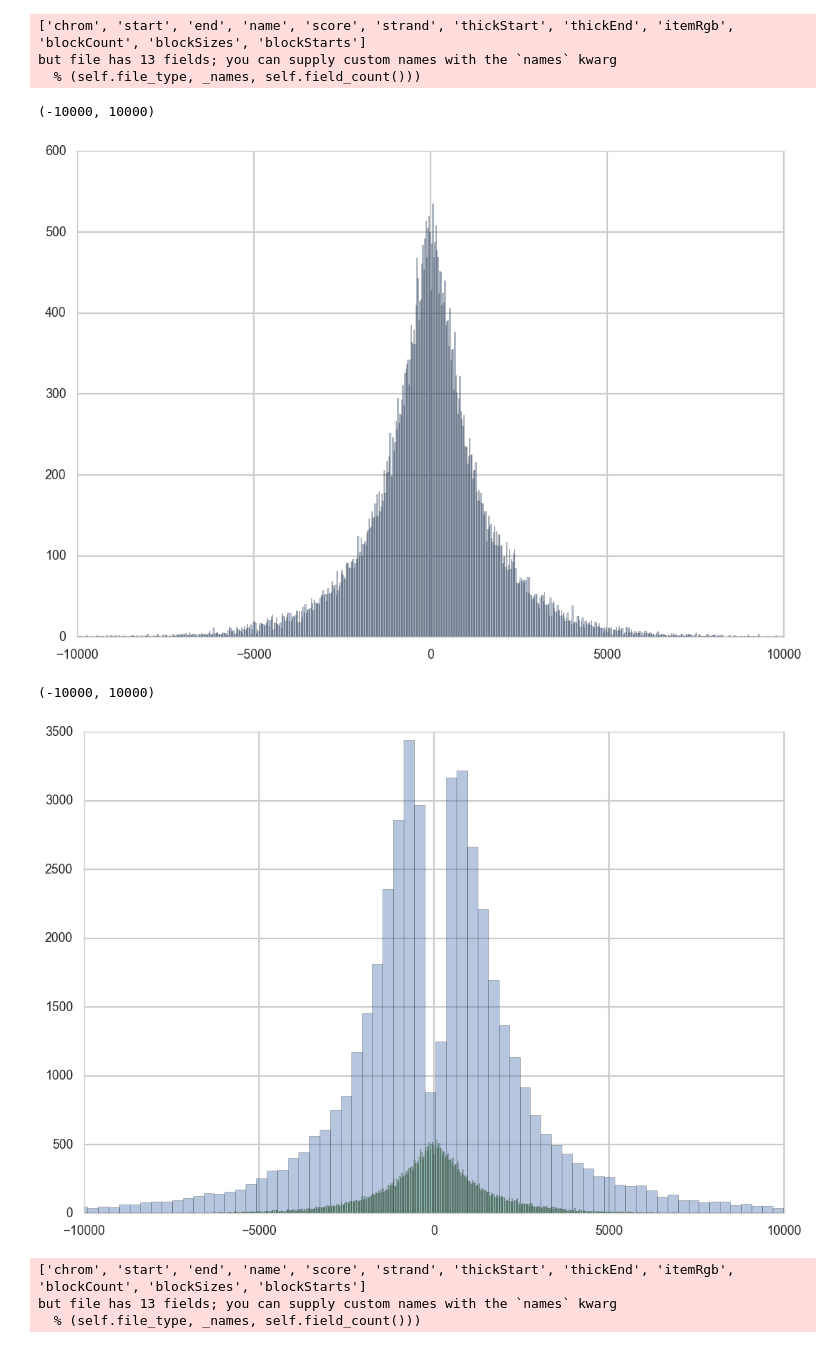
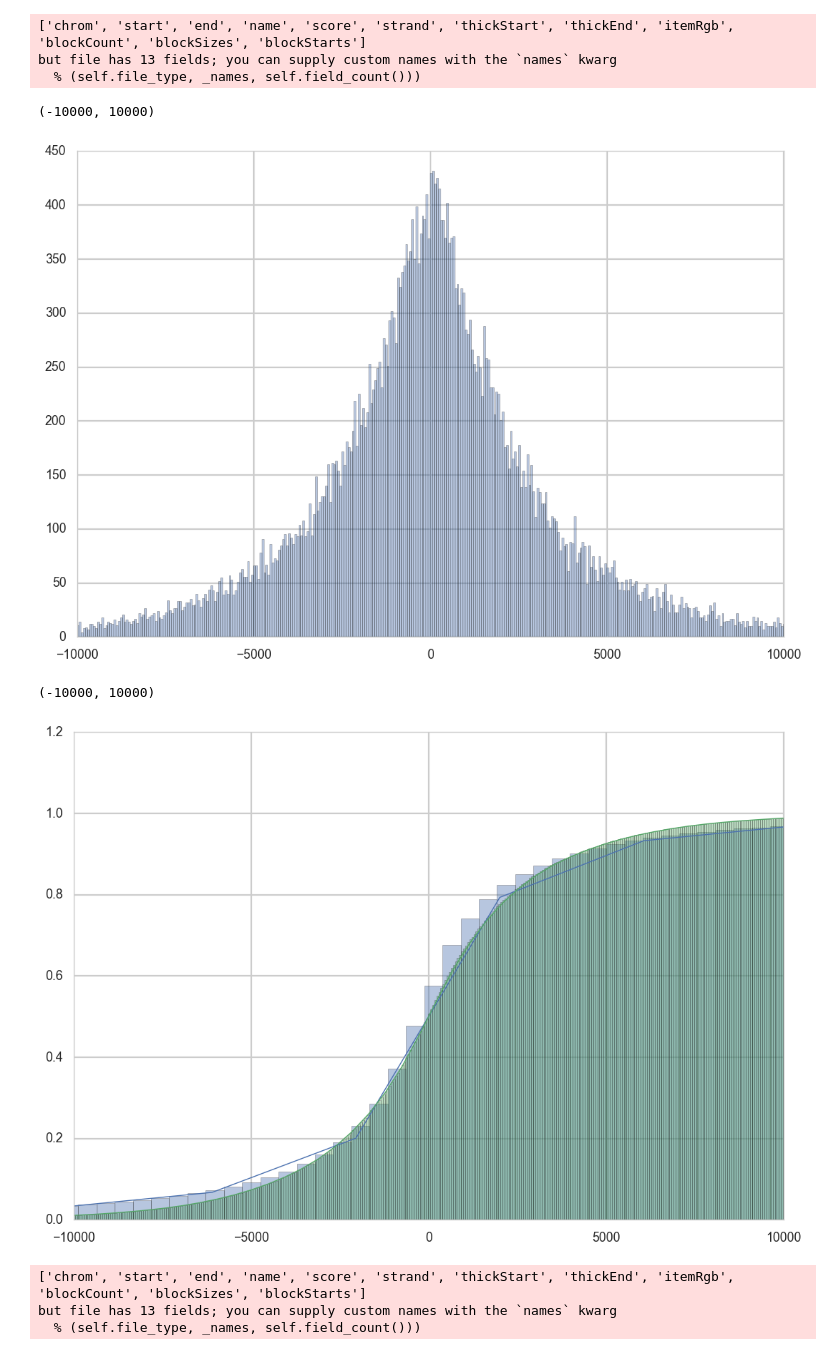
Before and after one commit to mvanzetti/thesis, a Jupyter notebook: notebooks/Repeat Masker Analysis.ipynb, the cells around one changed output. Saved outputs shown, nothing was run; the diff lists cells and outputs as text; code cells hidden in the pictures.

```diff
--- a/notebooks/Repeat Masker Analysis.ipynb
+++ b/notebooks/Repeat Masker Analysis.ipynb
@@ -292,7 +293,7 @@ encode_metadata.query("assembly == 'hg19' & method=='DNase_H3K27ac' & biosample_
 # %%
-encode_bed_df = pd.read_hdf("../storage/encode_staging.hdf", "CL_0000047_hg19_DNase_H3K27ac_bed")
+encode_bed_df = pd.read_hdf("../storage/encode_staging.hdf", "EFO_0002067_hg19_DNase_H3K27ac_bed")
 # %%
-repeat_bed_df = pd.read_hdf("../storage/repeatmasker_staging.hdf", "SINE_Alu_bed")
+repeat_bed_df = pd.read_hdf("../storage/repeatmasker_staging.hdf", "SINE_MIR_bed")
 # %%
 fantom_bed_df = pd.read_hdf("../storage/fantom_staging.hdf", "permissive_bed")
 # %%
@@ -587,0 +616,10 @@ but file has 13 fields; you can supply custom names with the `names` kwarg
+# %%
+# simple plot of distances from start/end of intervals
+import seaborn as sns
+from scipy import stats
+sns.set(style="whitegrid")
+%matplotlib inline
+sns.set_context("poster", font_scale=0.8, rc={"lines.linewidth": 1})
+g1 = sns.distplot(repeat_encode_closeness_df[['centered_distance']])
+g2 = sns.distplot(repeat_encode_shuffled_closeness_df[['centered_distance']])
+g.set_xlim(-10000, 10000)
@@ -617,21 +658,23 @@ g = sns.distplot(encode_repeat_shuffled_closeness_df[['centered_distance']], kde
 g.set_xlim(-10000, 10000)
 # %% [output]
 (-10000, 10000)
-[figure, old version]
+[figure, new version]
 # %%
 # simple plot of distances from start/end of intervals
 import seaborn as sns
 from scipy import stats
 sns.set(style="whitegrid")
 %matplotlib inline
 sns.set_context("poster", font_scale=0.8, rc={"lines.linewidth": 1})
-g1 = sns.distplot(encode_repeat_closeness_df[['centered_distance']], kde=False, bins=1000)
-g2 = sns.distplot(encode_repeat_shuffled_closeness_df[['centered_distance']], kde=False, bins=1000)
+g1 = sns.distplot(encode_repeat_closeness_df[['centered_distance']], bins=1000, hist_kws=dict(cumulative=True),
+             kde_kws=dict(cumulative=True))
+g2 = sns.distplot(encode_repeat_shuffled_closeness_df[['centered_distance']], bins=1000, hist_kws=dict(cumulative=True),
+             kde_kws=dict(cumulative=True))
 
 g2.set_xlim(-10000, 10000)
 # %% [output]
 (-10000, 10000)
-[figure, old version]
+[figure, new version]
 # %%
 encode_sorted_shuffled_bed = encode_bed.shuffle(genome='hg19').sort()
 # %%
```
Also changed, not shown: parts of 44 cells of this notebook, 2 other files.
